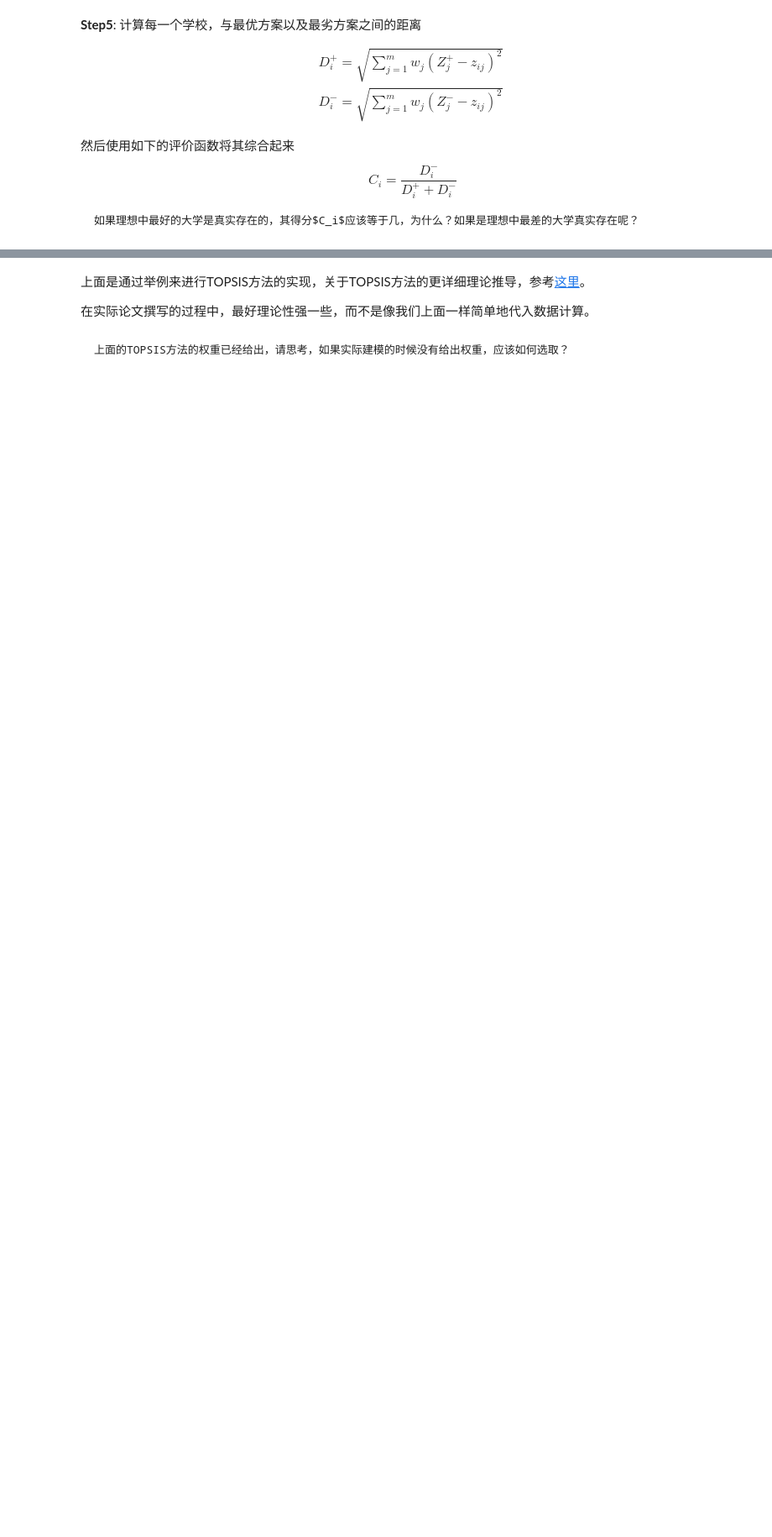
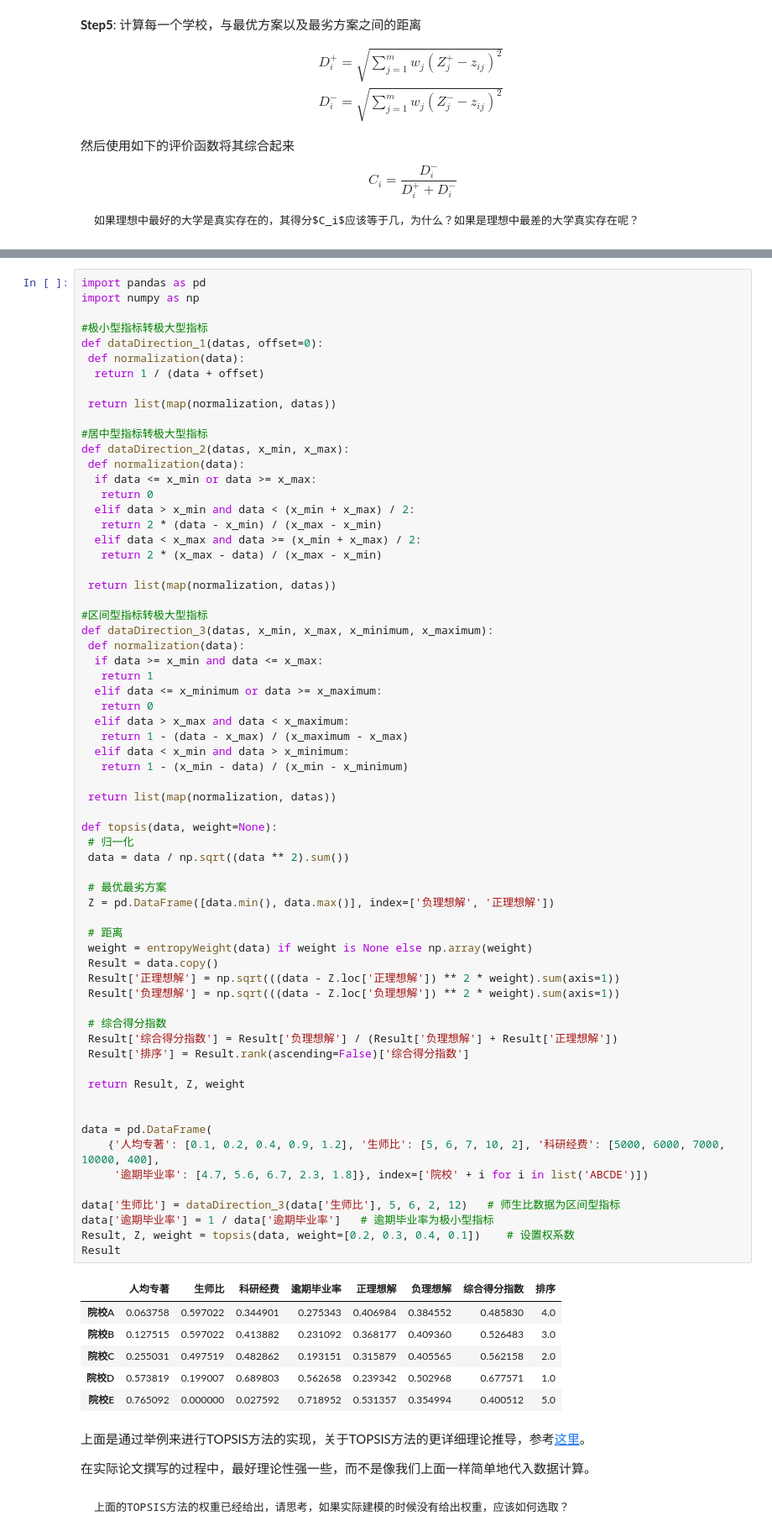
Before and after one commit to ThomsonRen/mathmodels, a Jupyter notebook: _sources/docs/evaluation_model.ipynb, the cells around one changed output, grey strips where cells are left out. Shown at 84% size. Cells and saved outputs as stored; diff of their text form; blank space fills up the shorter version.

```diff
--- a/_sources/docs/evaluation_model.ipynb
+++ b/_sources/docs/evaluation_model.ipynb
@@ -494,3 +496,75 @@ fig
+# %%
+import pandas as pd
+import numpy as np
+
+#极小型指标转极大型指标
+def dataDirection_1(datas, offset=0):
+ def normalization(data):
+  return 1 / (data + offset)
+
+ return list(map(normalization, datas))
+
+#居中型指标转极大型指标
+def dataDirection_2(datas, x_min, x_max):
+ def normalization(data):
+  if data <= x_min or data >= x_max:
+   return 0
+  elif data > x_min and data < (x_min + x_max) / 2:
+   return 2 * (data - x_min) / (x_max - x_min)
+  elif data < x_max and data >= (x_min + x_max) / 2:
+   return 2 * (x_max - data) / (x_max - x_min)
+
+ return list(map(normalization, datas))
+
+#区间型指标转极大型指标
+def dataDirection_3(datas, x_min, x_max, x_minimum, x_maximum):
+ def normalization(data):
+  if data >= x_min and data <= x_max:
+   return 1
+  elif data <= x_minimum or data >= x_maximum:
+   return 0
+  elif data > x_max and data < x_maximum:
+   return 1 - (data - x_max) / (x_maximum - x_max)
+  elif data < x_min and data > x_minimum:
+   return 1 - (x_min - data) / (x_min - x_minimum)
+
+ return list(map(normalization, datas))
+
+def topsis(data, weight=None):
+ # 归一化
+ data = data / np.sqrt((data ** 2).sum())
+
+ # 最优最劣方案
+ Z = pd.DataFrame([data.min(), data.max()], index=['负理想解', '正理想解'])
+
+ # 距离
+ weight = entropyWeight(data) if weight is None else np.array(weight)
+ Result = data.copy()
+ Result['正理想解'] = np.sqrt(((data - Z.loc['正理想解']) ** 2 * weight).sum(axis=1))
+ Result['负理想解'] = np.sqrt(((data - Z.loc['负理想解']) ** 2 * weight).sum(axis=1))
+
+ # 综合得分指数
+ Result['综合得分指数'] = Result['负理想解'] / (Result['负理想解'] + Result['正理想解'])
+ Result['排序'] = Result.rank(ascending=False)['综合得分指数']
+
+ return Result, Z, weight
+
+
+data = pd.DataFrame(
+    {'人均专著': [0.1, 0.2, 0.4, 0.9, 1.2], '生师比': [5, 6, 7, 10, 2], '科研经费': [5000, 6000, 7000, 10000, 400],
+     '逾期毕业率': [4.7, 5.6, 6.7, 2.3, 1.8]}, index=['院校' + i for i in list('ABCDE')])
+
+data['生师比'] = dataDirection_3(data['生师比'], 5, 6, 2, 12)   # 师生比数据为区间型指标
+data['逾期毕业率'] = 1 / data['逾期毕业率']   # 逾期毕业率为极小型指标
+Result, Z, weight = topsis(data, weight=[0.2, 0.3, 0.4, 0.1])    # 设置权系数
+Result
+# %% [output]
+|  | 人均专著 | 生师比 | 科研经费 | 逾期毕业率 | 正理想解 | 负理想解 | 综合得分指数 | 排序 |
+| 院校A | 0.063758 | 0.597022 | 0.344901 | 0.275343 | 0.406984 | 0.384552 | 0.485830 | 4.0 |
+| 院校B | 0.127515 | 0.597022 | 0.413882 | 0.231092 | 0.368177 | 0.409360 | 0.526483 | 3.0 |
+| 院校C | 0.255031 | 0.497519 | 0.482862 | 0.193151 | 0.315879 | 0.405565 | 0.562158 | 2.0 |
+| 院校D | 0.573819 | 0.199007 | 0.689803 | 0.562658 | 0.239342 | 0.502968 | 0.677571 | 1.0 |
+| 院校E | 0.765092 | 0.000000 | 0.027592 | 0.718952 | 0.531357 | 0.354994 | 0.400512 | 5.0 |
 # %% [markdown]
 上面是通过举例来进行TOPSIS方法的实现，关于TOPSIS方法的更详细理论推导，参考[这里](https://wiki.mbalib.com/wiki/TOPSIS%E6%B3%95)。
 
```
Also changed, not shown: parts of 1 cell of this notebook, 8 other files.
